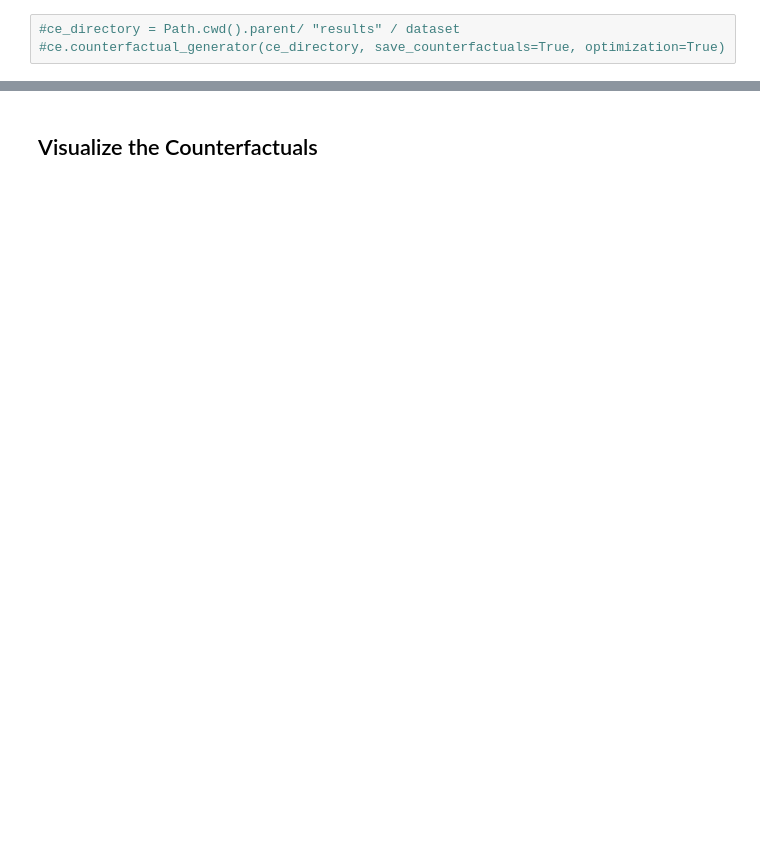
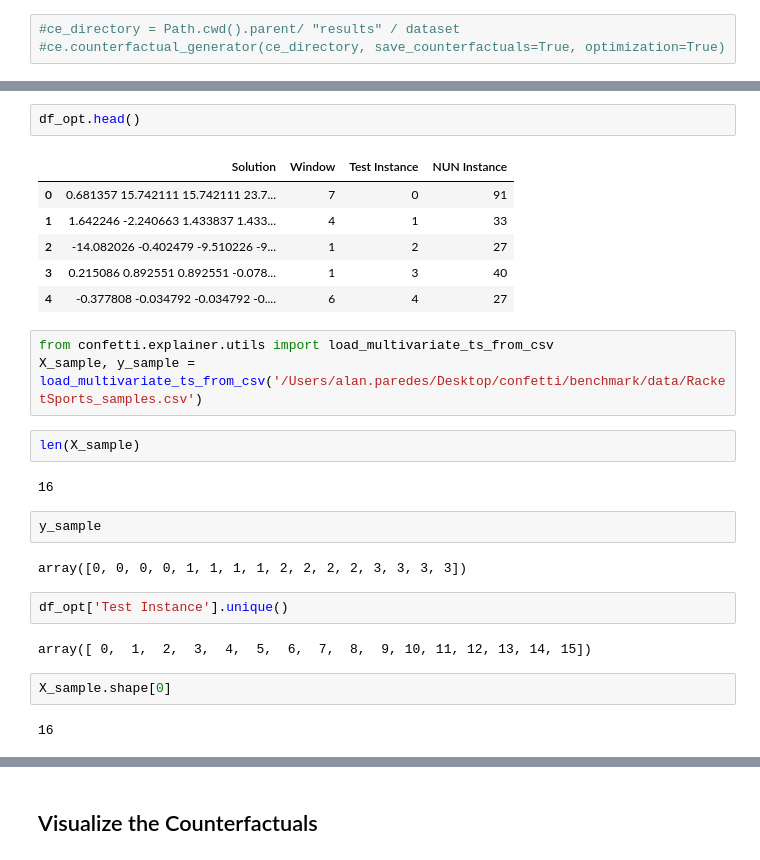
Before and after one commit to serval-uni-lu/confetti, a Jupyter notebook: notebooks/confetti_mts.ipynb, the cells around one changed output, grey strips where cells are left out. Cells and saved outputs as stored; diff of their text form; blank space fills up the shorter version.

```diff
--- a/notebooks/confetti_mts.ipynb
+++ b/notebooks/confetti_mts.ipynb
@@ -78,0 +122,28 @@ ce.parallelized_counterfactual_generator(ce_directory,save_counterfactuals=False
+# %%
+df_opt.head()
+# %% [output]
+|  | Solution | Window | Test Instance | NUN Instance |
+| 0 | 0.681357 15.742111 15.742111 23.7... | 7 | 0 | 91 |
+| 1 | 1.642246 -2.240663 1.433837 1.433... | 4 | 1 | 33 |
+| 2 | -14.082026 -0.402479 -9.510226 -9... | 1 | 2 | 27 |
+| 3 | 0.215086 0.892551 0.892551 -0.078... | 1 | 3 | 40 |
+| 4 | -0.377808 -0.034792 -0.034792 -0.... | 6 | 4 | 27 |
+# %%
+from confetti.explainer.utils import load_multivariate_ts_from_csv
+X_sample, y_sample = load_multivariate_ts_from_csv('/Users/alan.paredes/Desktop/confetti/benchmark/data/RacketSports_samples.csv')
+# %%
+len(X_sample)
+# %% [output]
+16
+# %%
+y_sample
+# %% [output]
+array([0, 0, 0, 0, 1, 1, 1, 1, 2, 2, 2, 2, 3, 3, 3, 3])
+# %%
+df_opt['Test Instance'].unique()
+# %% [output]
+array([ 0,  1,  2,  3,  4,  5,  6,  7,  8,  9, 10, 11, 12, 13, 14, 15])
+# %%
+X_sample.shape[0]
+# %% [output]
+16
```
Also changed, not shown: parts of 13 cells of this notebook, 14 other files.
